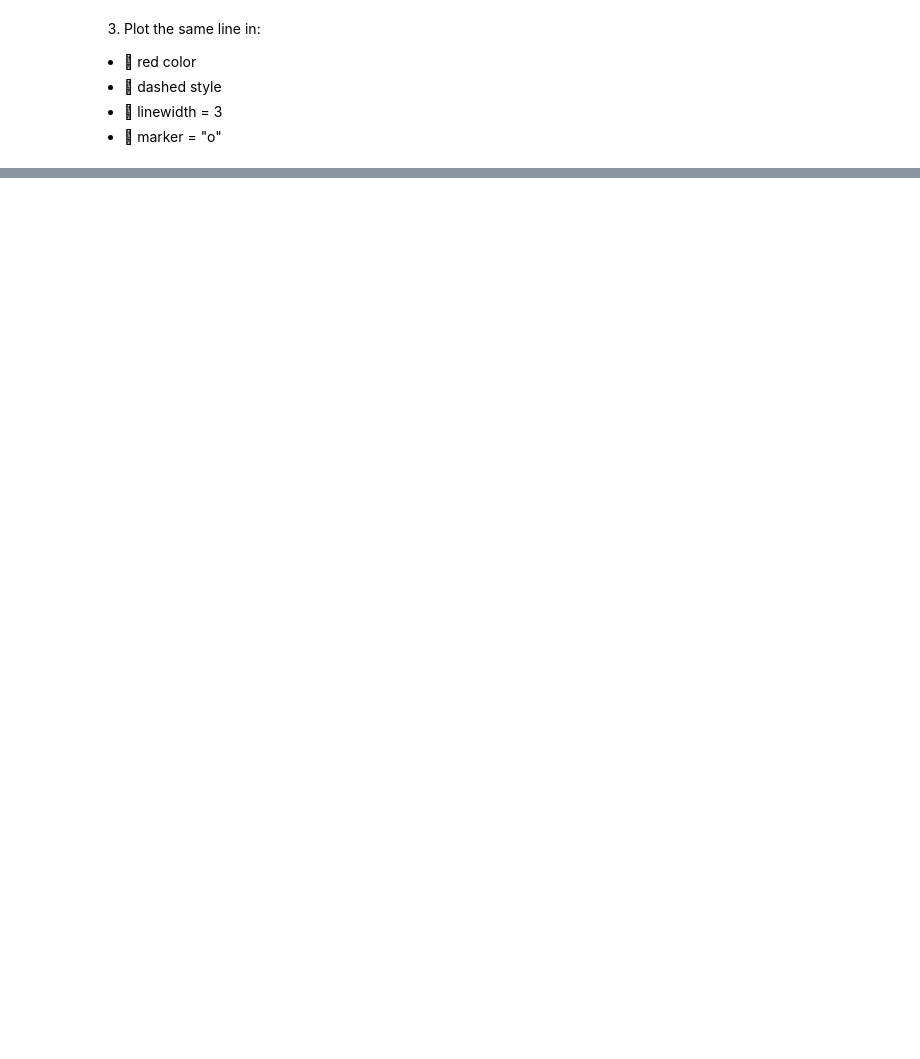
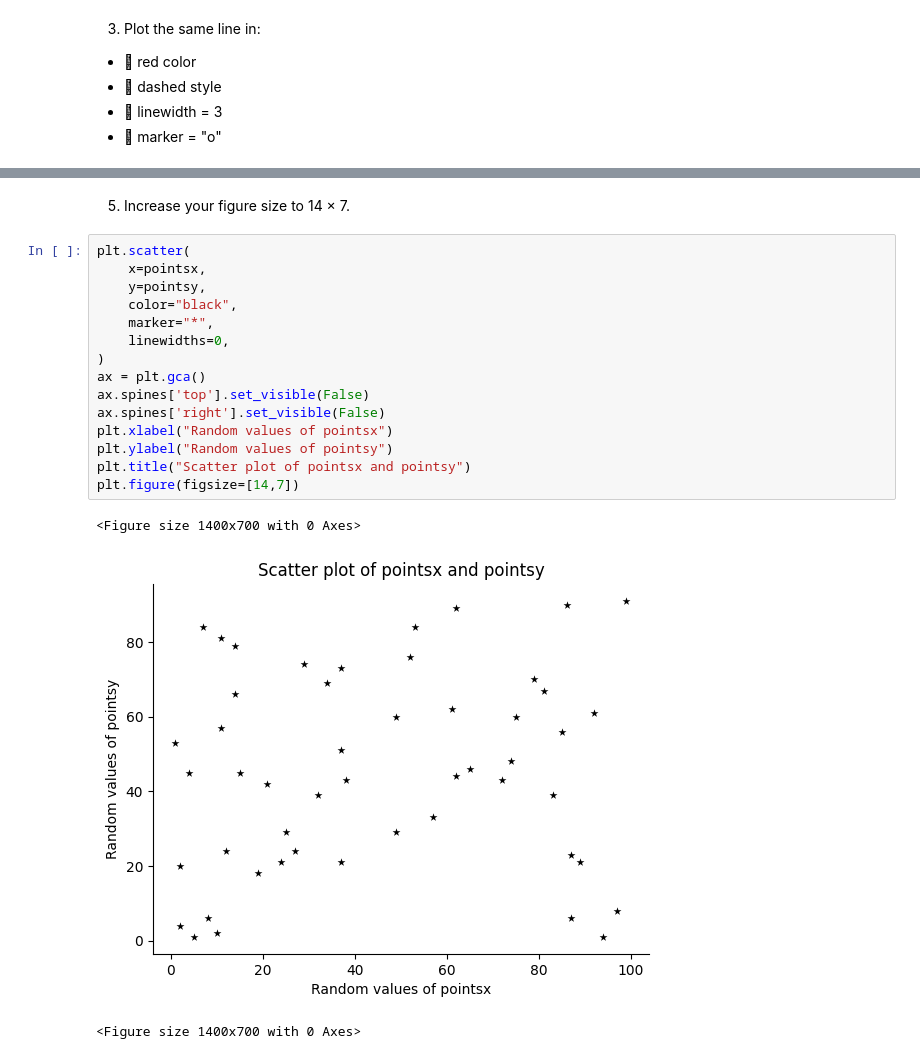
Before and after one commit to sagarnbeedi-analytics/data-analytics-portfolio, a Jupyter notebook: PYTHON/practicing_python_libraries/python_files/matplotlib.ipynb, the cells around one changed output, grey strips where cells are left out. Cells and saved outputs as stored; diff of their text form; blank space fills up the shorter version.

```diff
--- a/PYTHON/practicing_python_libraries/python_files/matplotlib.ipynb
+++ b/PYTHON/practicing_python_libraries/python_files/matplotlib.ipynb
@@ -57,0 +93,21 @@ p=plt.plot(
+# %% [markdown]
+5. Increase your figure size to 14 × 7.
+# %%
+plt.scatter(
+    x=pointsx,
+    y=pointsy,
+    color="black",
+    marker="*",
+    linewidths=0,
+)
+ax = plt.gca()
+ax.spines['top'].set_visible(False)
+ax.spines['right'].set_visible(False)
+plt.xlabel("Random values of pointsx")
+plt.ylabel("Random values of pointsy")
+plt.title("Scatter plot of pointsx and pointsy")
+plt.figure(figsize=[14,7])
+# %% [output]
+<Figure size 1400x700 with 0 Axes>
+[figure, added]
+<Figure size 1400x700 with 0 Axes>
```
Also changed, not shown: parts of 14 cells of this notebook.
